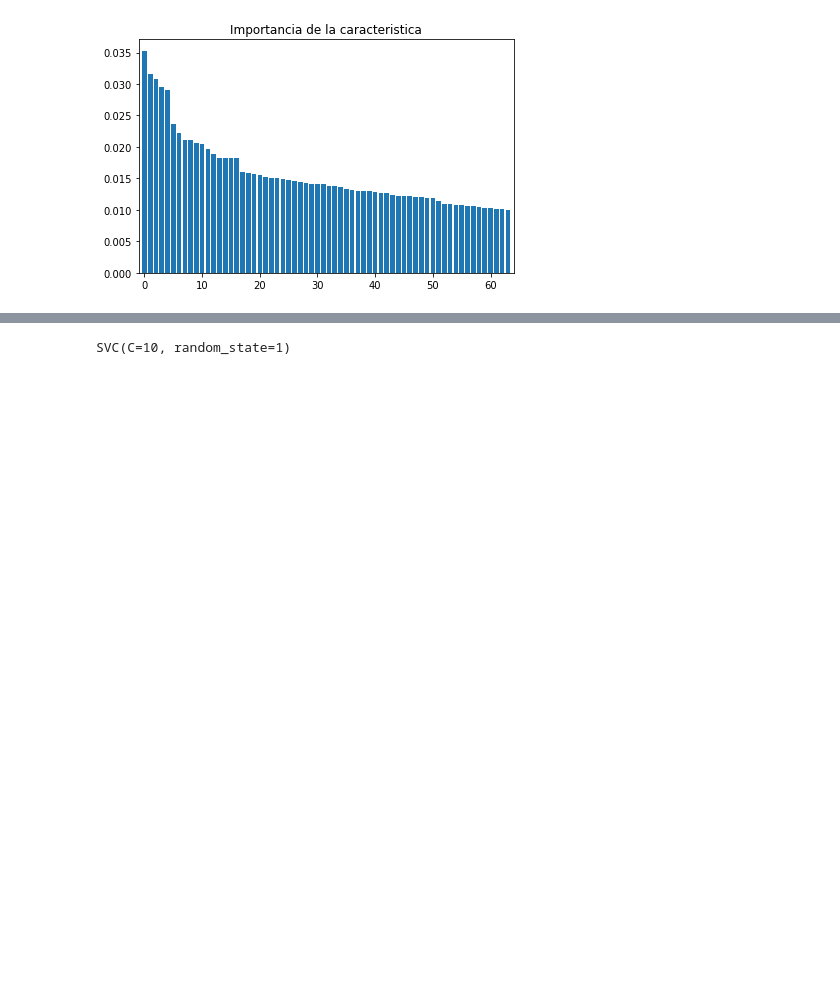
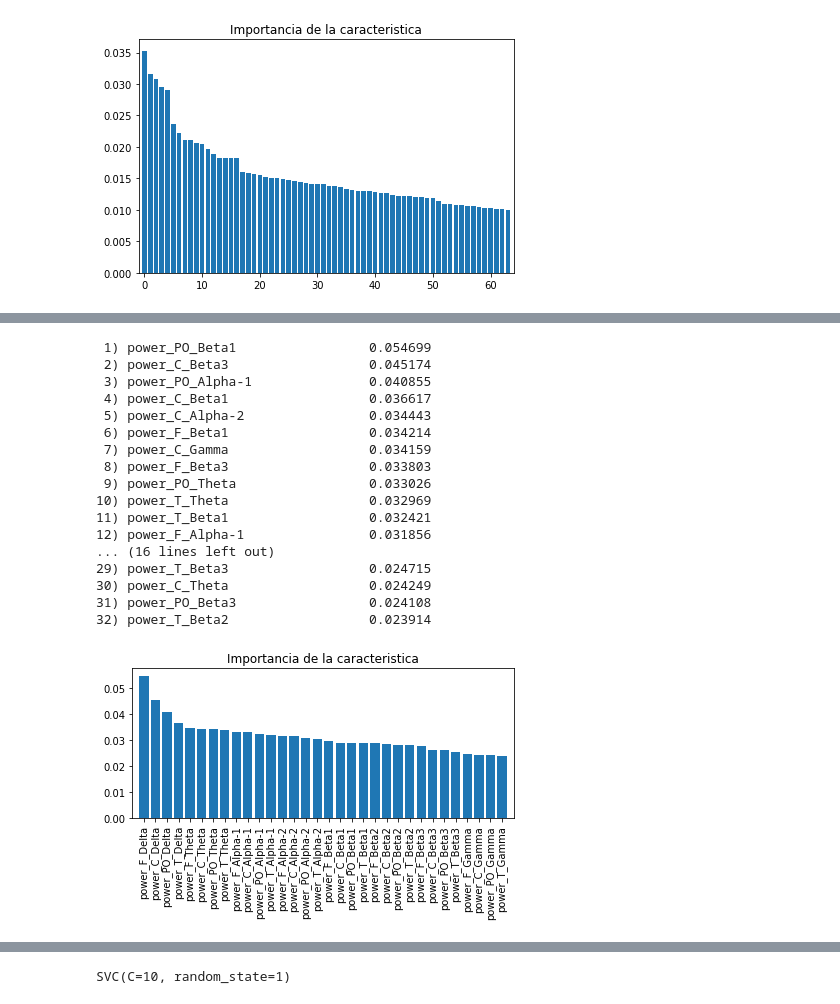
Before and after one commit to yjmantilla/Data_analysis_ML_Harmonization_Proyect, a Jupyter notebook: Manipulacion- Rois-Componentes de todas las DB/EDA.ipynb, the cells around one changed output, grey strips where cells are left out. Drawn from its saved outputs; the diff is of its cells as text; code cells hidden in the pictures; blank space fills up the shorter version.

```diff
--- a/Manipulacion- Rois-Componentes de todas las DB/EDA.ipynb
+++ b/Manipulacion- Rois-Componentes de todas las DB/EDA.ipynb
@@ -330,0 +457,56 @@ plt.show()
+# %%
+nombres_columnas = power_data_roi_g1_g2.columns[:-1]
+# %%
+X_train_roi_g1_g2, X_test_roi_g1_g2, y_train_roi_g1_g2, y_test_roi_g1_g2 = train_test_split(
+    power_data_roi_g1_g2.values[:,:-1],
+    power_data_roi_g1_g2.values[:,-1],
+    test_size=0.2,
+    random_state=1,
+    stratify=power_data_roi_g1_g2.values[:,-1])
+# %%
+forestclf.fit(X_train_roi_g1_g2, y_train_roi_g1_g2)
+features_scores = forestclf.feature_importances_
+features_scores
+index = np.argsort(features_scores)[::-1]
+
+
+for f in range(X_train_roi_g1_g2.shape[1]):
+
+    print("%2d) %-*s %f" % (f + 1, 30,
+                        nombres_columnas[index[f]],
+                        features_scores[index[f]]))
+
+plt.title('Importancia de la caracteristica')
+
+plt.bar(range(X_train_roi_g1_g2.shape[1]),
+    features_scores[index],
+    align='center')
+
+plt.xticks(range(X_train_roi_g1_g2.shape[1]),
+    nombres_columnas,
+    rotation=90)
+
+plt.xlim([-1, X_train_roi_g1_g2.shape[1]])
+
+plt.tight_layout()
+
+plt.show()
+# %% [output]
+ 1) power_PO_Beta1                 0.054699
+ 2) power_C_Beta3                  0.045174
+ 3) power_PO_Alpha-1               0.040855
+ 4) power_C_Beta1                  0.036617
+ 5) power_C_Alpha-2                0.034443
+ 6) power_F_Beta1                  0.034214
+ 7) power_C_Gamma                  0.034159
+ 8) power_F_Beta3                  0.033803
+ 9) power_PO_Theta                 0.033026
+10) power_T_Theta                  0.032969
+11) power_T_Beta1                  0.032421
+12) power_F_Alpha-1                0.031856
+... (16 lines left out)
+29) power_T_Beta3                  0.024715
+30) power_C_Theta                  0.024249
+31) power_PO_Beta3                 0.024108
+32) power_T_Beta2                  0.023914
+[figure, added]
```
Also changed, not shown: parts of 13 cells of this notebook.
